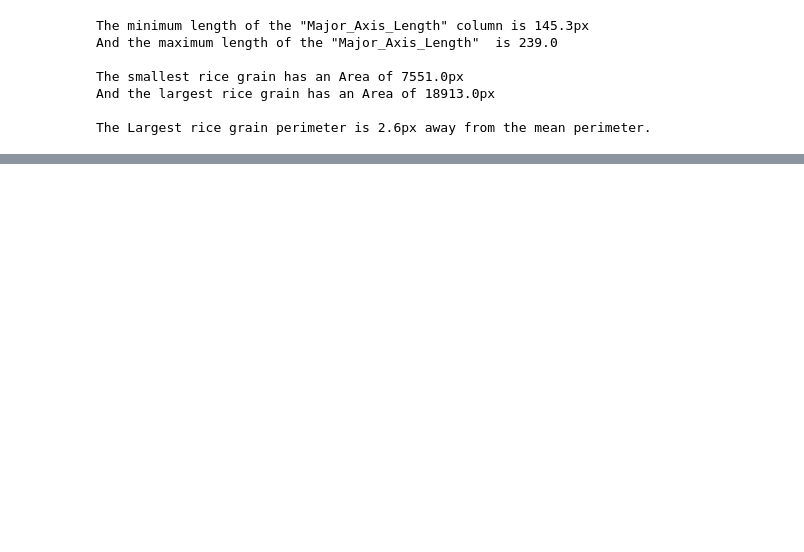
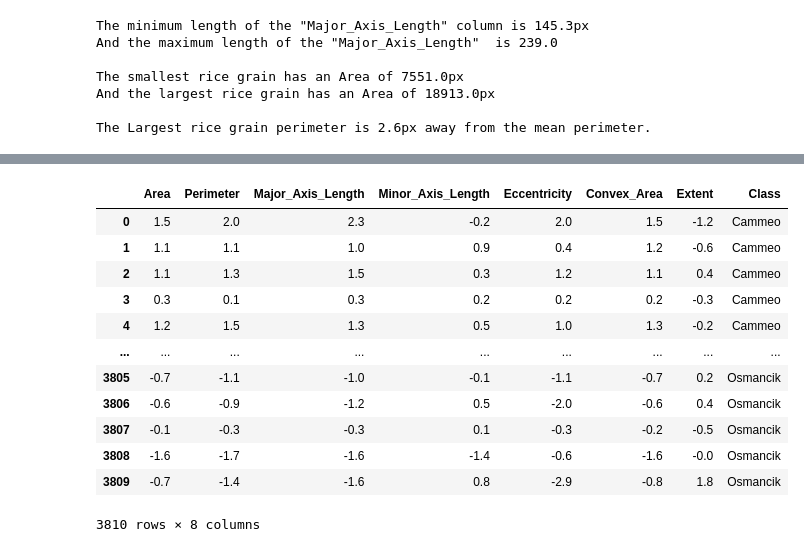
Before and after one commit to hod-maxx22/GoogleD_Project, a Jupyter notebook: BinaryClassifier/BinaryClassifier.ipynb, the cells around one changed output, grey strips where cells are left out. Saved outputs shown, nothing was run; the diff lists cells and outputs as text; code cells hidden in the pictures; blank space fills up the shorter version.

```diff
--- a/BinaryClassifier/BinaryClassifier.ipynb
+++ b/BinaryClassifier/BinaryClassifier.ipynb
@@ -55,0 +126,18 @@ The Largest rice grain perimeter is 2.6px away from the mean perimeter.
+# %%
+# copy the 'Class' from old frame to normalized frame
+normalized_features['Class'] = rice_data['Class']
+normalized_features
+# %% [output]
+|  | Area | Perimeter | Major_Axis_Length | Minor_Axis_Length | Eccentricity | Convex_Area | Extent | Class |
+| 0 | 1.5 | 2.0 | 2.3 | -0.2 | 2.0 | 1.5 | -1.2 | Cammeo |
+| 1 | 1.1 | 1.1 | 1.0 | 0.9 | 0.4 | 1.2 | -0.6 | Cammeo |
+| 2 | 1.1 | 1.3 | 1.5 | 0.3 | 1.2 | 1.1 | 0.4 | Cammeo |
+| 3 | 0.3 | 0.1 | 0.3 | 0.2 | 0.2 | 0.2 | -0.3 | Cammeo |
+| 4 | 1.2 | 1.5 | 1.3 | 0.5 | 1.0 | 1.3 | -0.2 | Cammeo |
+| ... | ... | ... | ... | ... | ... | ... | ... | ... |
+| 3805 | -0.7 | -1.1 | -1.0 | -0.1 | -1.1 | -0.7 | 0.2 | Osmancik |
+| 3806 | -0.6 | -0.9 | -1.2 | 0.5 | -2.0 | -0.6 | 0.4 | Osmancik |
+| 3807 | -0.1 | -0.3 | -0.3 | 0.1 | -0.3 | -0.2 | -0.5 | Osmancik |
+| 3808 | -1.6 | -1.7 | -1.6 | -1.4 | -0.6 | -1.6 | -0.0 | Osmancik |
+| 3809 | -0.7 | -1.4 | -1.6 | 0.8 | -2.9 | -0.8 | 1.8 | Osmancik |
+3810 rows × 8 columns
```
Also changed, not shown: parts of 30 cells of this notebook, 1 other file.
